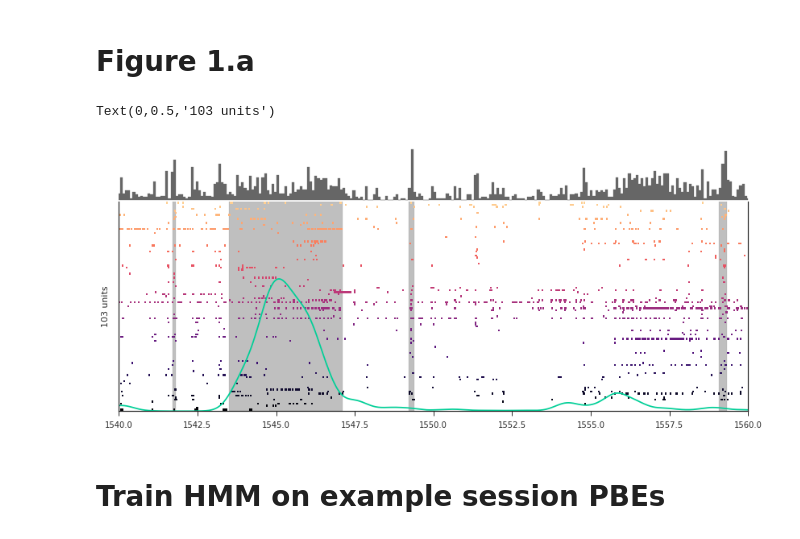
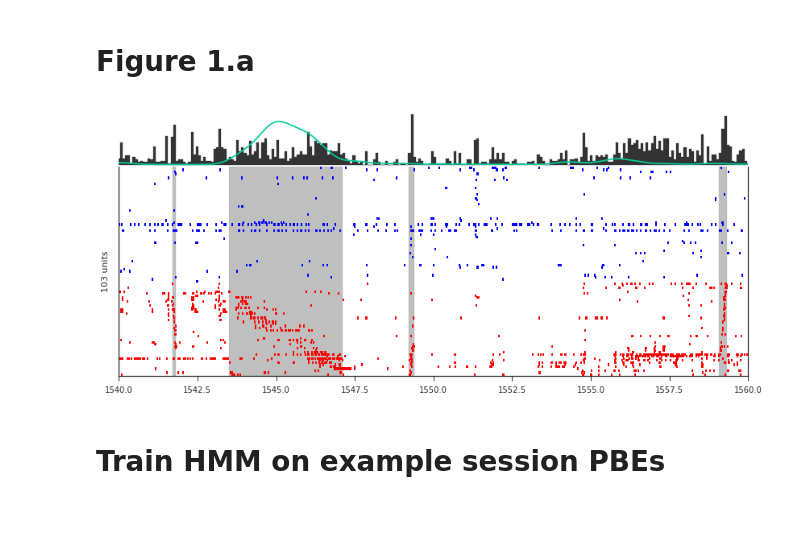
Before and after one commit to kemerelab/UncoveringTemporalStructureHippocampus, a Jupyter notebook: Figure1.ipynb, the cells around one changed output. Drawn from its saved outputs; the diff is of its cells as text; code cells hidden in the pictures.

```diff
--- a/Figure1.ipynb
+++ b/Figure1.ipynb
@@ -108,27 +69,56 @@ Evaluating subset of 18 sessions
 session = '16-40-19'; segment = 'short' # 'long' or 'short'
 # %% [markdown]
 # Figure 1.a
+# %%
+all_units = aux_data[session][segment]['PBEs_noIN'].unit_ids
+tc_placecells = aux_data[session][segment]['tc_placecells_noIN']
+new_order = tc_placecells.get_peak_firing_order_ids()
+remaining_units = list(set(all_units) - set(new_order))
+new_order.extend(remaining_units)
+
+st = exp_data[session]['spikes_noIN']._unit_subset(aux_data[session][segment]['PBEs_noIN'].unit_ids)[nel.EpochArray([1540, 1560])]
+st = st.reorder_units_by_ids(new_order)
+
+placecell_ids = tc_placecells.unit_ids
+remaining_units = list(set(st.unit_ids) - set(placecell_ids))
 # %%
-axr, axc = npl.rastercountplot(exp_data[session]['spikes']._unit_subset(aux_data[session][segment]['PBEs_noIN'].unit_ids)[nel.EpochArray([1540, 1560])],
+axc, axr = npl.rastercountplot(st,
                     vertstack=True,
-                    lw=2,
-                    cmap=plt.cm.magma,
-                    cmap_lo=0,
-                    cmap_hi=0.9,
+                    lw=0,
+                    lh=1.25,
+                    color='0.2',
                     nbins=250)
-npl.epochplot(aux_data[session][segment]['PBEs'][[52,53,54]].support, hatch='')
-npl.epochplot(aux_data[session][segment]['st_run'].support, hatch='')
+
+npl.rasterplot(st[:,placecell_ids],
+               vertstack=True,
+               lw=2,
+               lh=1.25,
+               color='r',
+               ax=axr)
+
+npl.rasterplot(st[:,remaining_units],
+               vertstack=True,
+               lw=2,
+               lh=1.25,
+               color='b',
+               ax=axr)
+
+npl.epochplot(aux_data[session][segment]['PBEs_noIN'][[52,53,54]].support, hatch='')
+npl.epochplot(aux_data[session][segment]['st_run_noIN'].support, hatch='')
 axr.set_xlim(1540,1560)
 axc.set_xlim(1540,1560)
-npl.plot(exp_data[session]['speed'][nel.EpochArray((1540,1560))], ax=axc)
+npl.plot(exp_data[session]['speed'][nel.EpochArray((1540,1560))]/2, ax=axc)
 
 
-npl.utils.no_yticklabels(axc)
-npl.utils.no_yticks(axc)
-axc.set_ylabel('{} units'.format(aux_data[session][segment]['PBEs_noIN'].n_units))
+npl.utils.no_yticklabels(axr)
+npl.utils.no_yticks(axr)
+axr.set_ylabel('{} units'.format(aux_data[session][segment]['PBEs_noIN'].n_units))
+
+fig = plt.gcf()
+
+# npl.savefig('fig1a-reordered', formats=['pdf', 'png', 'svg'], fig=fig, dpi=300)
 # %% [output]
-Text(0,0.5,'103 units')
-[figure, old version]
+[figure, new version]
 # %% [markdown]
 # Train HMM on example session PBEs
 # %%
```
Also changed, not shown: parts of 5 cells of this notebook, 2 other files.
